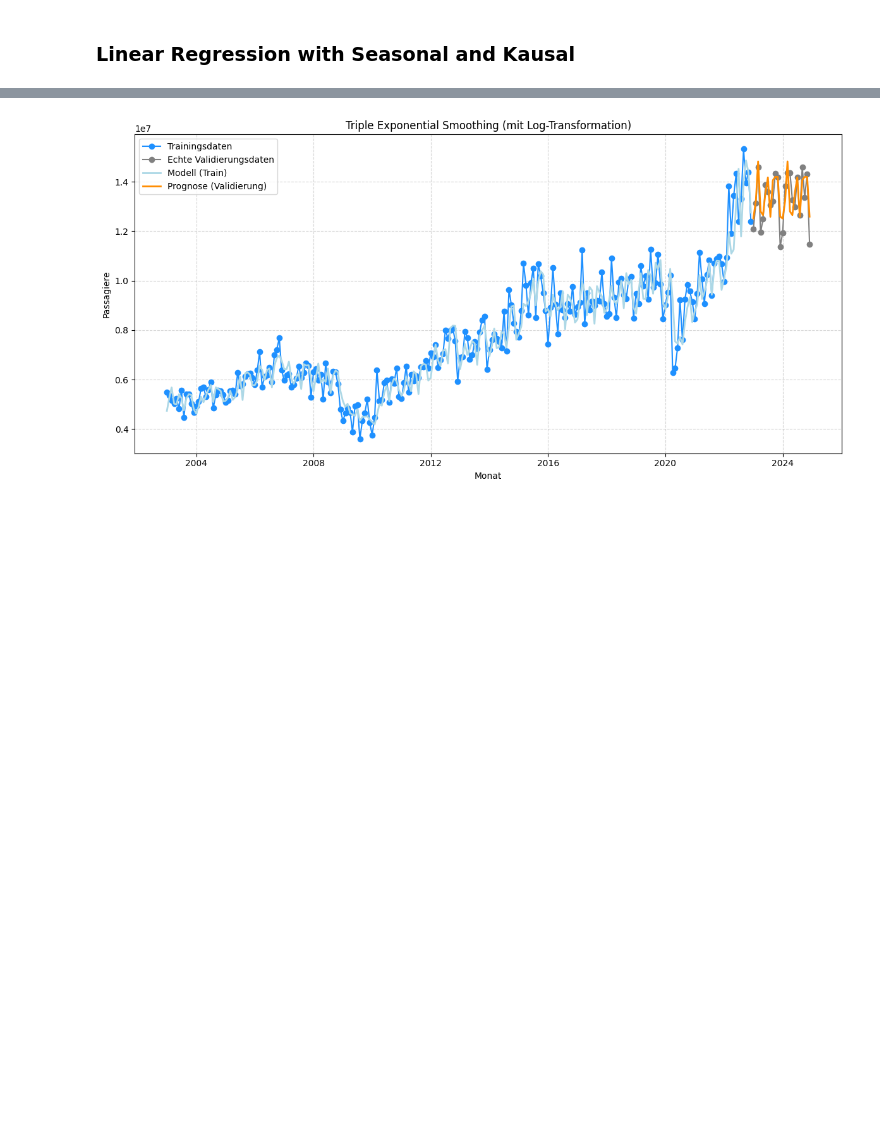
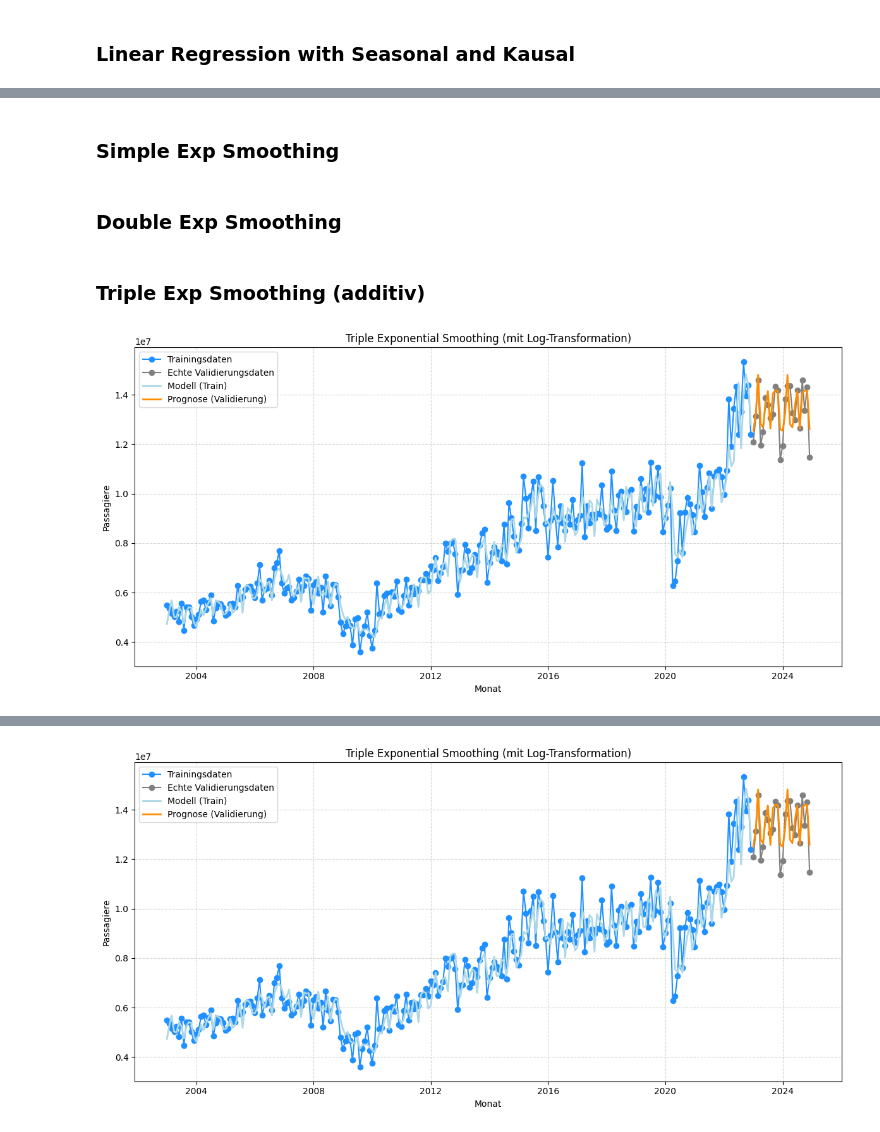
Before and after one commit to eliaspfe/BI_Vorlesung, a Jupyter notebook: Forecasting_Exports.ipynb, the cells around one changed output, grey strips where cells are left out. Cells and saved outputs as stored; diff of their text form; code cells hidden in the pictures; blank space fills up the shorter version.

```diff
--- a/Forecasting_Exports.ipynb
+++ b/Forecasting_Exports.ipynb
@@ -357,0 +351,80 @@ Mean Absolute Deviation (MAD): 570956.44
+# %% [markdown]
+### Simple Exp Smoothing
+# %% [markdown]
+### Double Exp Smoothing
+# %% [markdown]
+### Triple Exp Smoothing (additiv)
+# %%
+import numpy as np
+import pandas as pd
+import matplotlib.pyplot as plt
+from statsmodels.tsa.holtwinters import ExponentialSmoothing
+
+# Zielvariable + Log-Transformation
+y_all = df['value_Outgoing']
+y_all_log = np.log(y_all)  # Logarithmische Transformation
+
+D_VALID = 24
+D_TRAIN = 240
+
+# Split
+y_train_log = y_all_log.iloc[:-D_VALID].iloc[-D_TRAIN:]
+y_valid_log = y_all_log.iloc[-D_VALID:]
+dates_train = df['Date'].iloc[:-D_VALID].iloc[-D_TRAIN:]
+dates_valid = df['Date'].iloc[-D_VALID:]
+
+# Modell definieren (mit additiver Saison für log-Werte!)
+model = ExponentialSmoothing(
+    y_train_log,
+    trend=None,  # Kein Trend hier — kannst auf 'add' setzen, falls sinnvoll
+    seasonal='add',  # Achtung! Log-Transformation → 'add' für Saisonalität
+    seasonal_periods=12,
+    initialization_method="heuristic"  # Stabiler als 'estimated'
+)
+
+# Modell fitten
+fit = model.fit()
+
+# Vorhersagen (im Log-Raum)
+y_pred_train_log = fit.fittedvalues
+y_pred_valid_log = fit.forecast(D_VALID)
+
+# Rücktransformation (Exponentiation)
+y_train = np.exp(y_train_log)
+y_valid = np.exp(y_valid_log)
+y_pred_train = np.exp(y_pred_train_log)
+y_pred_valid = np.exp(y_pred_valid_log)
+
+# Plot
+plt.figure(figsize=(12, 6))
+plt.plot(dates_train, y_train, label='Trainingsdaten', color='dodgerblue', marker='o')
+plt.plot(dates_valid, y_valid, label='Echte Validierungsdaten', color='grey', marker='o')
+plt.plot(dates_train, y_pred_train, label='Modell (Train)', color='lightblue', linewidth=2)
+plt.plot(dates_valid, y_pred_valid, label='Prognose (Validierung)', color='darkorange', linewidth=2)
+plt.xlabel('Monat')
+plt.ylabel('Passagiere')
+plt.title('Triple Exponential Smoothing (mit Log-Transformation)')
+plt.legend()
+plt.grid(True, linestyle='--', alpha=0.5)
+plt.tight_layout()
+plt.show()
+
+# Evaluation auf Originalskala
+mape = np.mean(np.abs((y_valid - y_pred_valid) / y_valid)) * 100
+mad = np.mean(np.abs(y_valid - y_pred_valid))
+
+print(f"Mean Absolute Percentage Error (MAPE): {mape:.2f}%")
+print(f"Mean Absolute Deviation (MAD): {mad:,.0f}")
+
+# Details zur Optimierung
+print(fit.mle_retvals)
+print(fit.params)
+
+# Calculate R^2 (coefficient of determination)
+ss_total = np.sum((y_valid - np.mean(y_valid)) ** 2)
+ss_residual = np.sum((y_valid - y_pred_valid) ** 2)
+r_squared = 1 - (ss_residual / ss_total)
+
+print(f"R^2: {r_squared:.4f}")
+# %% [output]
+[figure, added]
```
Also changed, not shown: parts of 7 cells of this notebook.
